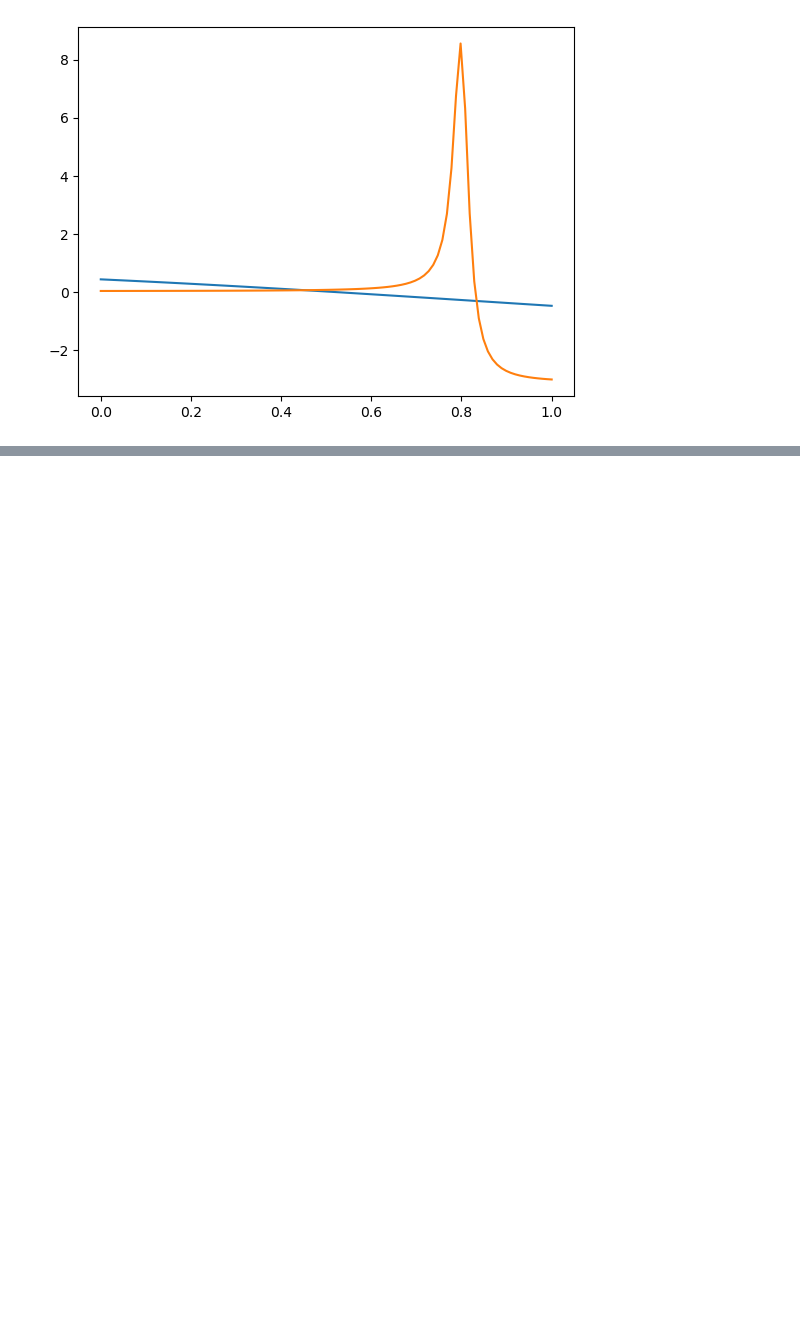
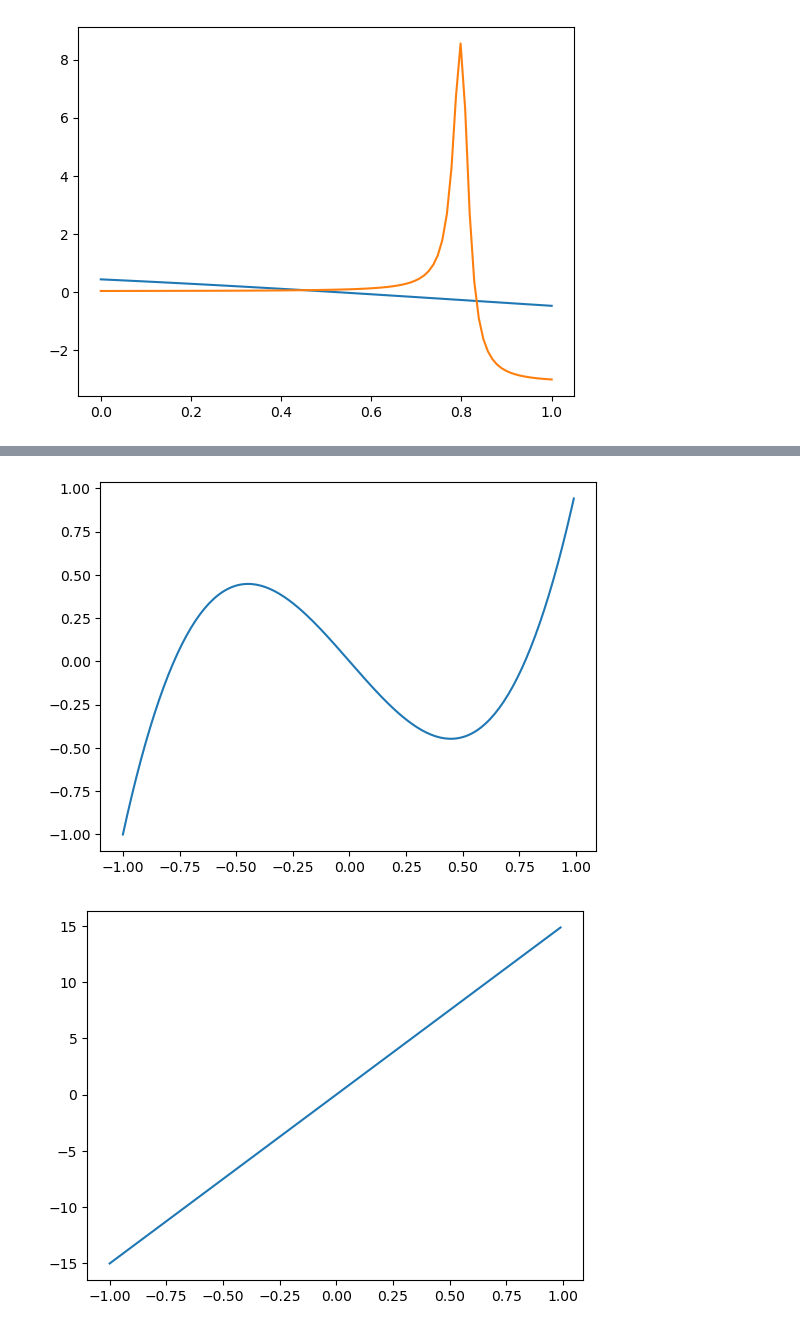
Before and after one commit to Xiaosen9807/FEM, a Jupyter notebook: Question1.ipynb, the cells around one changed output, grey strips where cells are left out. Saved outputs shown, nothing was run; the diff lists cells and outputs as text; code cells hidden in the pictures; blank space fills up the shorter version.

```diff
--- a/Question1.ipynb
+++ b/Question1.ipynb
@@ -232,0 +244,49 @@ array([  2.,   8.,  32., 128., 512.])
+# %%
+from sympy import *
+import matplotlib.pyplot as plt
+
+x=symbols("x")
+#legendre的n阶多项式
+def legendre_polynomial(n):
+    '''
+    :param n: legendre多项式项数
+    :return: legendre的n项展开
+    '''
+
+    P = [1, x]
+    for i in range(1,n):
+        m=(2*i+1)/(i+1)*x*P[i]-i/(i+1)*P[i-1]
+        P.append(m)
+    return P[n]
+P_n=legendre_polynomial(3)
+x1=[]
+y1=[]
+for i in range(200):
+    x1.append(-1+0.01*i)
+for i in x1:
+    y1.append(P_n.subs('x',i))
+
+plt.plot(x1,y1)
+plt.show()
+#legendre的n阶多项式的m次导数
+def Derivation(function,m):   #多阶求导
+    """
+    :param function : 待求导数的函数
+    :param m: 求导阶数
+    :return: legendre的n阶多项式的m次导数
+    """
+    for i in range(m):  #逐次求导  ，共m次
+        f = diff(function, x, m)
+    return f
+
+der=Derivation(P_n,2)
+
+y_value=[]
+for i in x1:
+    y_value.append(der.subs('x',i))
+
+plt.plot(x1,y_value)
+plt.show()
+# %% [output]
+[figure, added]
+[figure, added]
```
Also changed, not shown: parts of 7 cells of this notebook, 7 other files.
